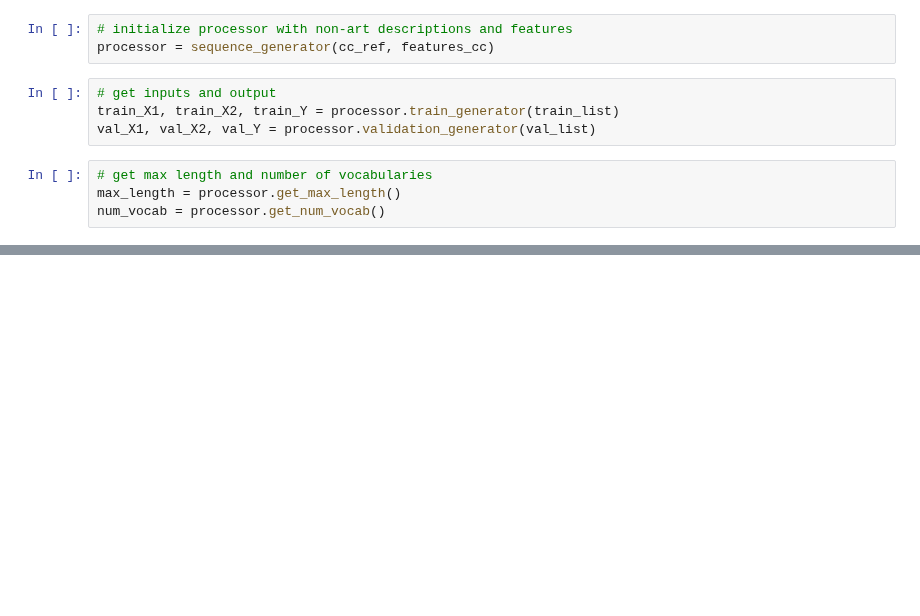
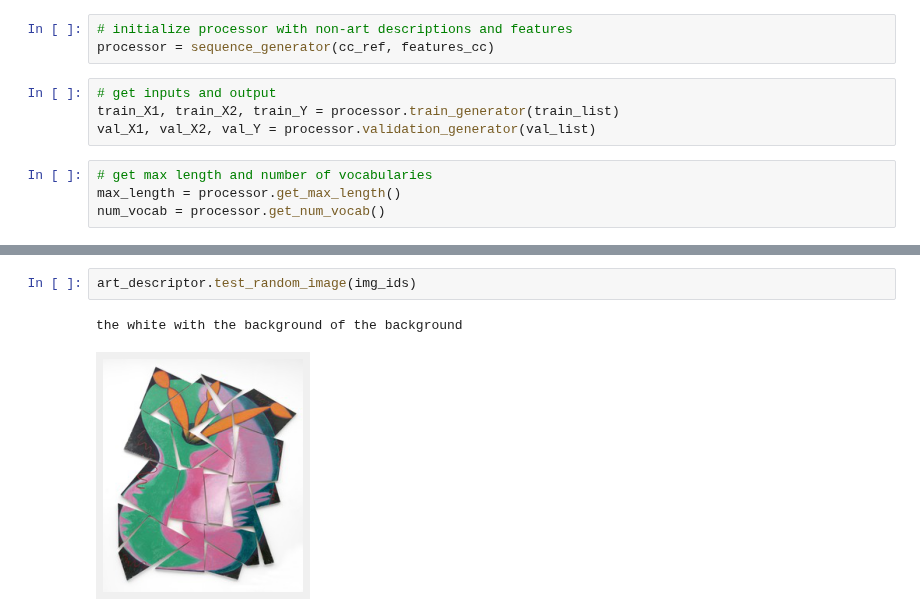
Before and after one commit to stereopickle/art_title_generator, a Jupyter notebook: NOTEBOOKS/031.Model_v2.0.ipynb, the cells around one changed output, grey strips where cells are left out. Drawn from its saved outputs; the diff is of its cells as text; blank space fills up the shorter version.

```diff
--- a/NOTEBOOKS/031.Model_v2.0.ipynb
+++ b/NOTEBOOKS/031.Model_v2.0.ipynb
@@ -398,0 +431,5 @@ Epoch 1/10
+# %%
+art_descriptor.test_random_image(img_ids)
+# %% [output]
+the white with the background of the background
+[figure, added]
```
Also changed, not shown: parts of 19 cells of this notebook.
